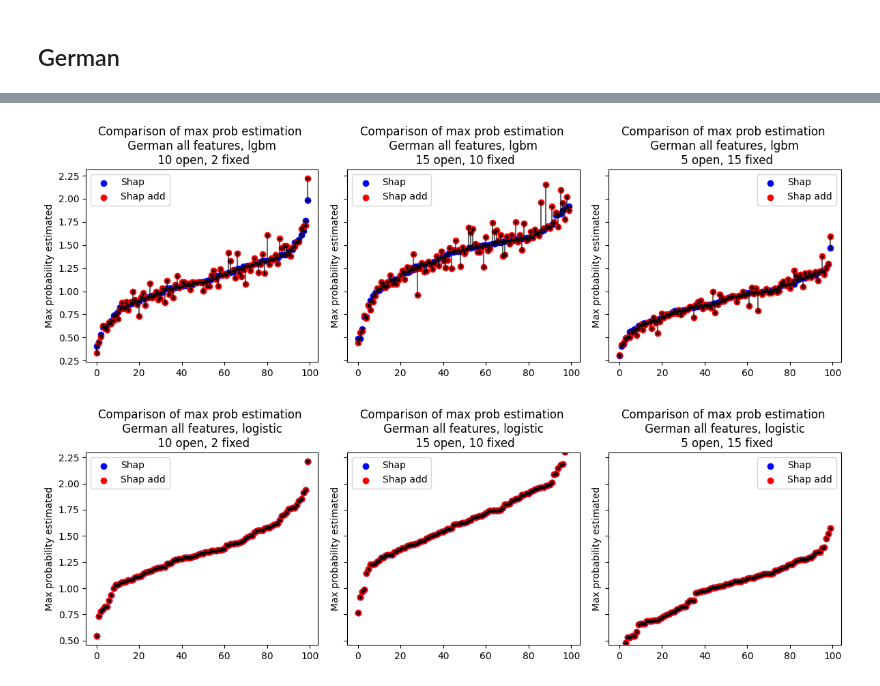
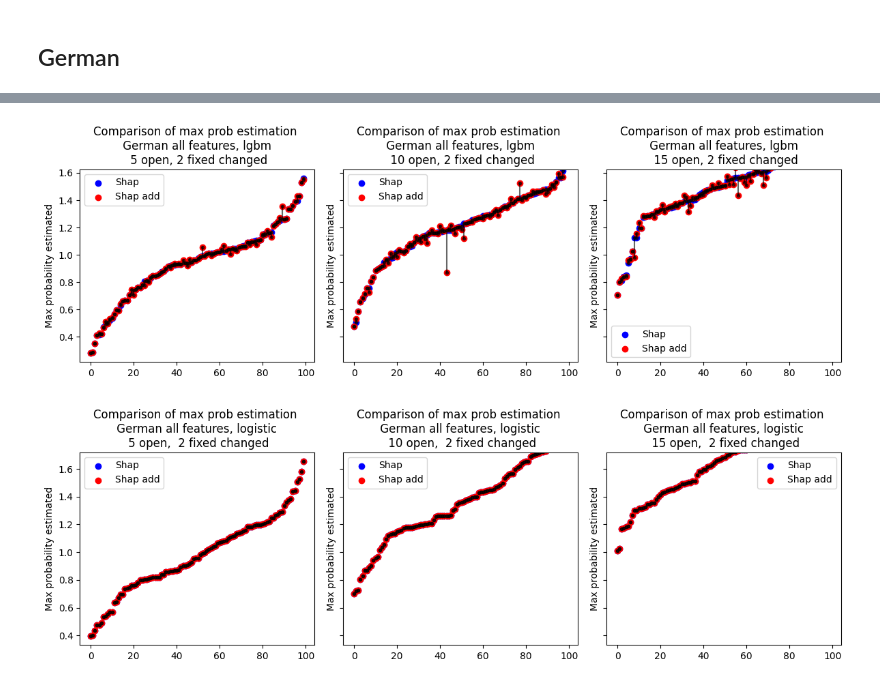
Before and after one commit to hiaac-finance/cfmining, a Jupyter notebook: notebooks/experiment_prob_max.ipynb, the cells around one changed output, grey strips where cells are left out. Saved outputs shown, nothing was run; the diff lists cells and outputs as text; code cells hidden in the pictures.

```diff
--- a/notebooks/experiment_prob_max.ipynb
+++ b/notebooks/experiment_prob_max.ipynb
@@ -36,14 +36,15 @@ def test_prob_max_estimation(X, model_shap, n_open, n_fixed_change):
         model_shap.set_pivot(solution)
 
         # Select random open vars
-        open_vars = np.random.randint(0, X_train.shape[1], n_open).tolist()
+        open_vars = np.random.randint(0, X.shape[1], n_open).tolist()
 
         # Select some random fixed vars
-        fixed_vars = [k for k in range(X_train.shape[1]) if k not in open_vars]
+        fixed_vars = [k for k in range(X.shape[1]) if k not in open_vars]
+        fixed_vars = np.random.choice(fixed_vars, n_fixed_change, replace = False).tolist()
 
         # Change values of fixed var to random values (not equal to the original value)
         for k in fixed_vars:
-            solution[k] = np.random.choice(X_train.iloc[:, k].unique())
+            solution[k] = np.random.choice(X.iloc[:, k].unique())
 
 
         prob_max = model_shap.predict_max(solution, open_vars)
@@ -190,29 +191,29 @@ list(zip(X_train.columns, model_shap.shap_max))
 # %%
 fig = plt.figure(figsize = (12, 4))
 axes = []
 ax = plt.subplot(1, 3, 1)
 axes.append(ax)
 
-estimated_max = test_prob_max_estimation(X_train, model_shap, 10, 2)
-plot_prob_max_estimation(estimated_max, "Comparison of max prob estimation \n German all features, lgbm \n 10 open, 2 fixed")
+estimated_max = test_prob_max_estimation(X_train, model_shap, 5, 2)
+plot_prob_max_estimation(estimated_max, "Comparison of max prob estimation \n German all features, lgbm \n 5 open, 2 fixed changed")
 
 ax = plt.subplot(1,3, 2)
 axes.append(ax)
 
-estimated_max = test_prob_max_estimation(X_train, model_shap, 15, 10)
-plot_prob_max_estimation(estimated_max, "Comparison of max prob estimation \n German all features, lgbm \n 15 open, 10 fixed")
+estimated_max = test_prob_max_estimation(X_train, model_shap, 10, 2)
+plot_prob_max_estimation(estimated_max, "Comparison of max prob estimation \n German all features, lgbm \n 10 open, 2 fixed changed")
 
 ax = plt.subplot(1, 3, 3)
 axes.append(ax)
 
-estimated_max = test_prob_max_estimation(X_train, model_shap, 5, 15)
-plot_prob_max_estimation(estimated_max, "Comparison of max prob estimation \n German all features, lgbm \n 5 open, 15 fixed")
+estimated_max = test_prob_max_estimation(X_train, model_shap, 15, 2)
+plot_prob_max_estimation(estimated_max, "Comparison of max prob estimation \n German all features, lgbm \n 15 open, 2 fixed changed")
 
 share_axes(axes)
 plt.tight_layout()
 plt.show()
 # %% [output]
-[figure, old version]
+[figure, new version]
 # %%
 model = LogisticRegression(max_iter = 1000, C = 100).fit(X_train, Y_train)
 model.score(X_train, Y_train)
@@ -223,23 +224,22 @@ axes = []
 ax = plt.subplot(1, 3, 1)
 axes.append(ax)
 
-estimated_max = test_prob_max_estimation(X_train, model_shap, 10, 2)
-plot_prob_max_estimation(estimated_max, "Comparison of max prob estimation \n German all features, logistic \n 10 open, 2 fixed")
+estimated_max = test_prob_max_estimation(X_train, model_shap, 5, 2)
+plot_prob_max_estimation(estimated_max, "Comparison of max prob estimation \n German all features, logistic \n 5 open,  2 fixed changed")
 
 ax = plt.subplot(1,3, 2)
 axes.append(ax)
 
-estimated_max = test_prob_max_estimation(X_train, model_shap, 15, 10)
-plot_prob_max_estimation(estimated_max, "Comparison of max prob estimation \n German all features, logistic \n 15 open, 10 fixed")
-
+estimated_max = test_prob_max_estimation(X_train, model_shap, 10, 2)
+plot_prob_max_estimation(estimated_max, "Comparison of max prob estimation \n German all features, logistic \n 10 open,  2 fixed changed")
 ax = plt.subplot(1, 3, 3)
 axes.append(ax)
 
-estimated_max = test_prob_max_estimation(X_train, model_shap, 5, 15)
-plot_prob_max_estimation(estimated_max, "Comparison of max prob estimation \n German all features, logistic \n 5 open, 15 fixed")
+estimated_max = test_prob_max_estimation(X_train, model_shap, 15, 2)
+plot_prob_max_estimation(estimated_max, "Comparison of max prob estimation \n German all features, logistic \n 15 open,  2 fixed changed")
 
 share_axes(axes)
 plt.tight_layout()
 plt.show()
 # %% [output]
-[figure, old version]
+[figure, new version]
```
Also changed, not shown: parts of 4 cells of this notebook.
